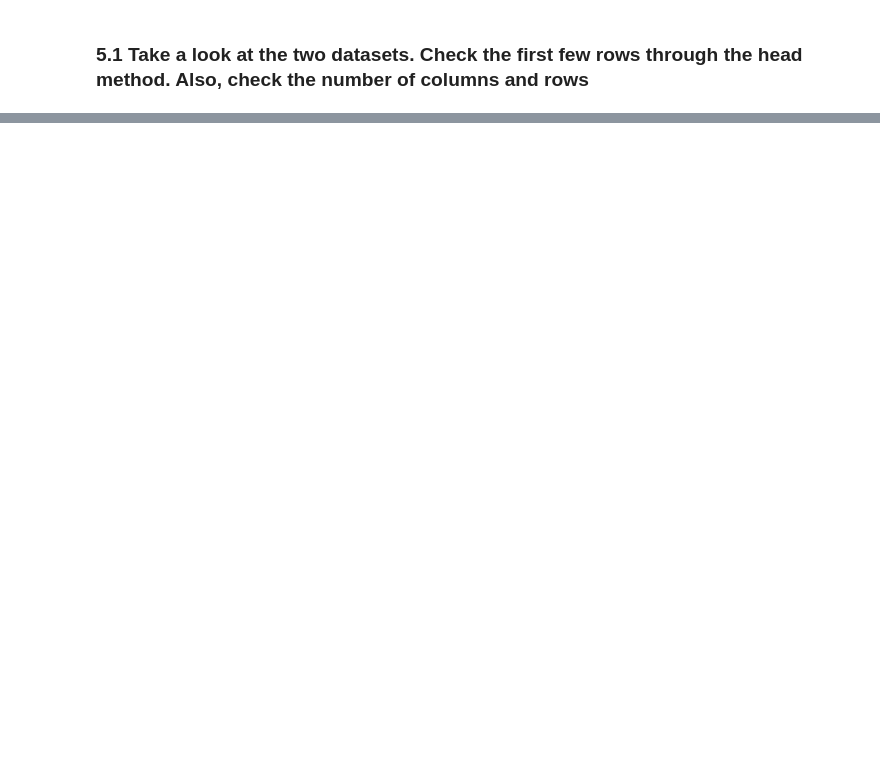
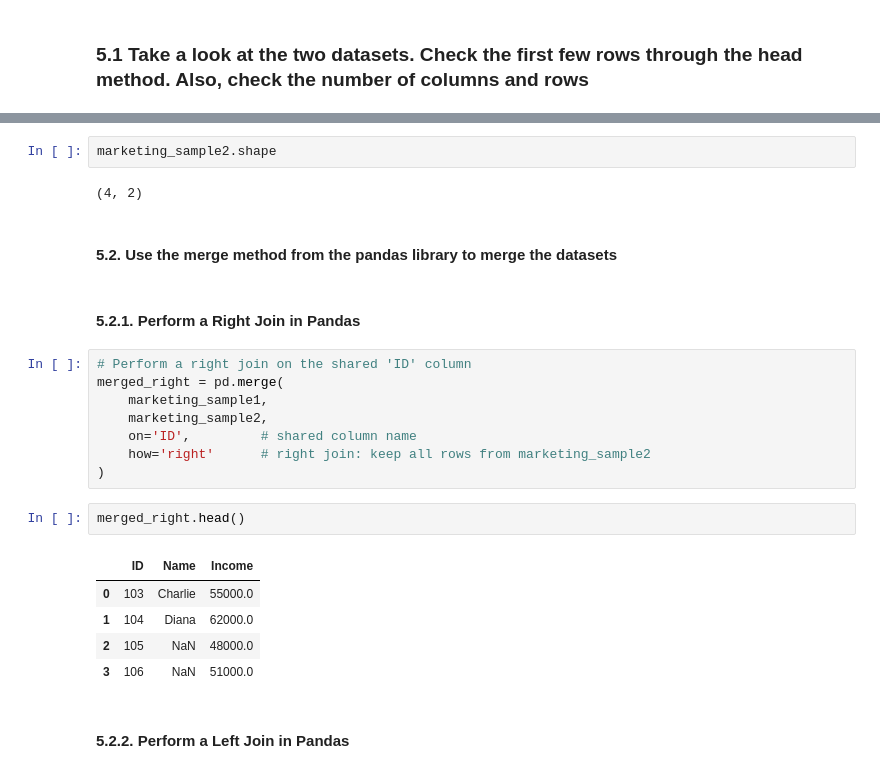
Before and after one commit to Mutiu123/The_EDA_with_Python, a Jupyter notebook: EDA_Book_Samples.ipynb, the cells around one changed output, grey strips where cells are left out. Drawn from its saved outputs; the diff is of its cells as text; blank space fills up the shorter version.

```diff
--- a/EDA_Book_Samples.ipynb
+++ b/EDA_Book_Samples.ipynb
@@ -554,0 +583,26 @@ marketing_sample2 = dataframes['marketing_campaign_merge2.csv']
+# %%
+marketing_sample2.shape
+# %% [output]
+(4, 2)
+# %% [markdown]
+#### 5.2. Use the merge method from the pandas library to merge the datasets
+# %% [markdown]
+#### 5.2.1. Perform a Right Join in Pandas
+# %%
+# Perform a right join on the shared 'ID' column
+merged_right = pd.merge(
+    marketing_sample1,
+    marketing_sample2,
+    on='ID',         # shared column name
+    how='right'      # right join: keep all rows from marketing_sample2
+)
+# %%
+merged_right.head()
+# %% [output]
+|  | ID | Name | Income |
+| 0 | 103 | Charlie | 55000.0 |
+| 1 | 104 | Diana | 62000.0 |
+| 2 | 105 | NaN | 48000.0 |
+| 3 | 106 | NaN | 51000.0 |
+# %% [markdown]
+#### 5.2.2. Perform a Left Join in Pandas
```
Also changed, not shown: parts of 15 cells of this notebook.
